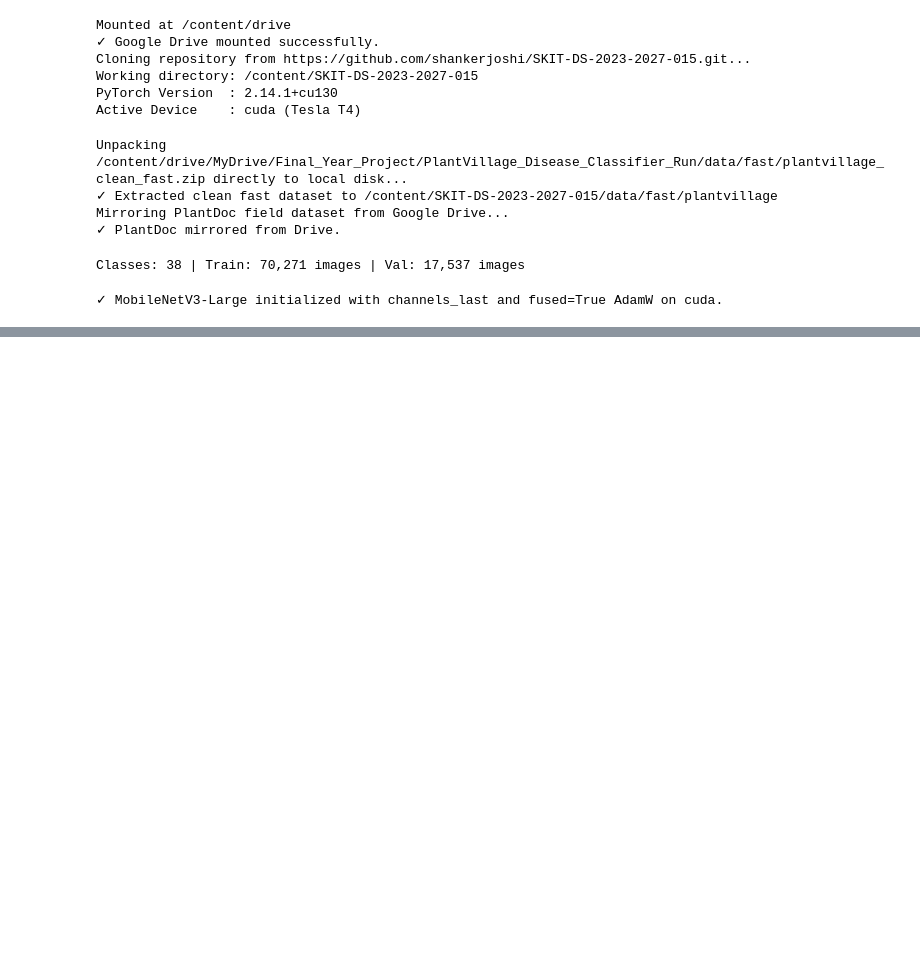
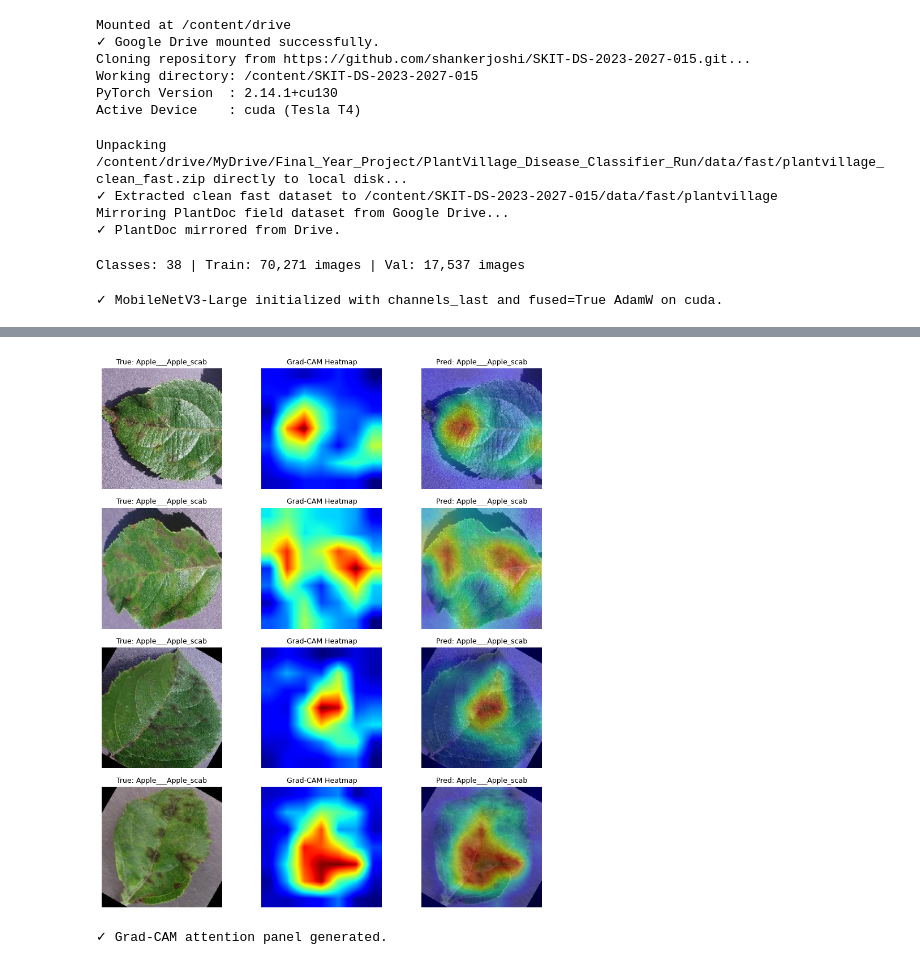
Before and after one commit to shankerjoshi/SKIT-DS-2023-2027-015, a Jupyter notebook: 02_2_train_disease.ipynb, the cells around one changed output, grey strips where cells are left out. Drawn from its saved outputs; the diff is of its cells as text; code cells hidden in the pictures; blank space fills up the shorter version.

```diff
--- a/02_2_train_disease.ipynb
+++ b/02_2_train_disease.ipynb
@@ -412,34 +438,39 @@ class GradCAM:
             class_idx = output.argmax(dim=1).item()
         self.model.zero_grad()
         output[0, class_idx].backward()
         weights = torch.mean(self.gradients, dim=[2, 3], keepdim=True)
         cam = torch.sum(weights * self.activations, dim=1).squeeze().detach().cpu().numpy()
         cam = np.maximum(cam, 0)
         cam = cv2.resize(cam, (224, 224))
         return (cam - cam.min()) / (cam.max() - cam.min() + 1e-8), class_idx
 
 gradcam_model = build_disease_model(num_classes=NUM_CLASSES, pretrained=False).to(device)
-gradcam_model.load_state_dict(torch.load(BEST_MODEL_PATH, map_location=device)["model_state_dict"])
+gradcam_model.load_state_dict(
+    torch.load(BEST_MODEL_PATH, map_location=device, weights_only=False)["model_state_dict"]
+)
 cam_generator = GradCAM(gradcam_model, gradcam_model.features[-1])
 
 val_samples = [val_dataset[i] for i in [10, 50, 100, 200]]
 fig, axes = plt.subplots(len(val_samples), 3, figsize=(9, 2.5 * len(val_samples)))
 
 for idx, (img_t, label) in enumerate(val_samples):
     cam, pred_idx = cam_generator.generate(img_t.unsqueeze(0).to(device))
     img_display = np.clip(img_t.permute(1, 2, 0).numpy() * np.array([0.229, 0.224, 0.225]) + np.array([0.485, 0.456, 0.406]), 0, 1)
     heatmap = cv2.applyColorMap(np.uint8(255 * cam), cv2.COLORMAP_JET)
     overlay = np.clip(0.6 * img_display + 0.4 * (cv2.cvtColor(heatmap, cv2.COLOR_BGR2RGB) / 255.0), 0, 1)
 
     axes[idx, 0].imshow(img_display); axes[idx, 0].set_title(f"True: {CLASS_NAMES[label][:20]}", fontsize=9); axes[idx, 0].axis("off")
     axes[idx, 1].imshow(cam, cmap="jet"); axes[idx, 1].set_title("Grad-CAM Heatmap", fontsize=9); axes[idx, 1].axis("off")
     axes[idx, 2].imshow(overlay); axes[idx, 2].set_title(f"Pred: {CLASS_NAMES[pred_idx][:20]}", fontsize=9); axes[idx, 2].axis("off")
 
 plt.tight_layout()
 gradcam_path = RUNS_DIR / "gradcam_audit_robust.png"
 plt.savefig(gradcam_path, dpi=120)
 plt.show()
 print("✓ Grad-CAM attention panel generated.")
+# %% [output]
+[figure, added]
+✓ Grad-CAM attention panel generated.
 # %%
 # @title Cell 9: Edge Quantization Benchmark (FP32 vs Dynamic INT8)
 cpu_model = build_disease_model(num_classes=NUM_CLASSES, pretrained=False)
```
Also changed, not shown: parts of 7 cells of this notebook.
